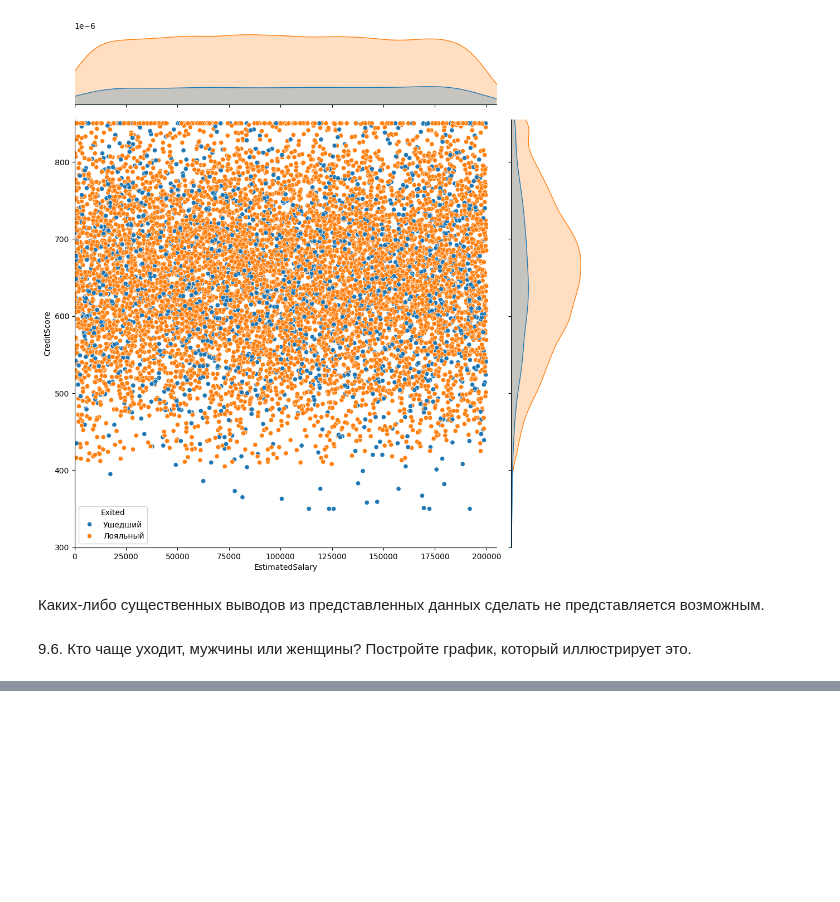
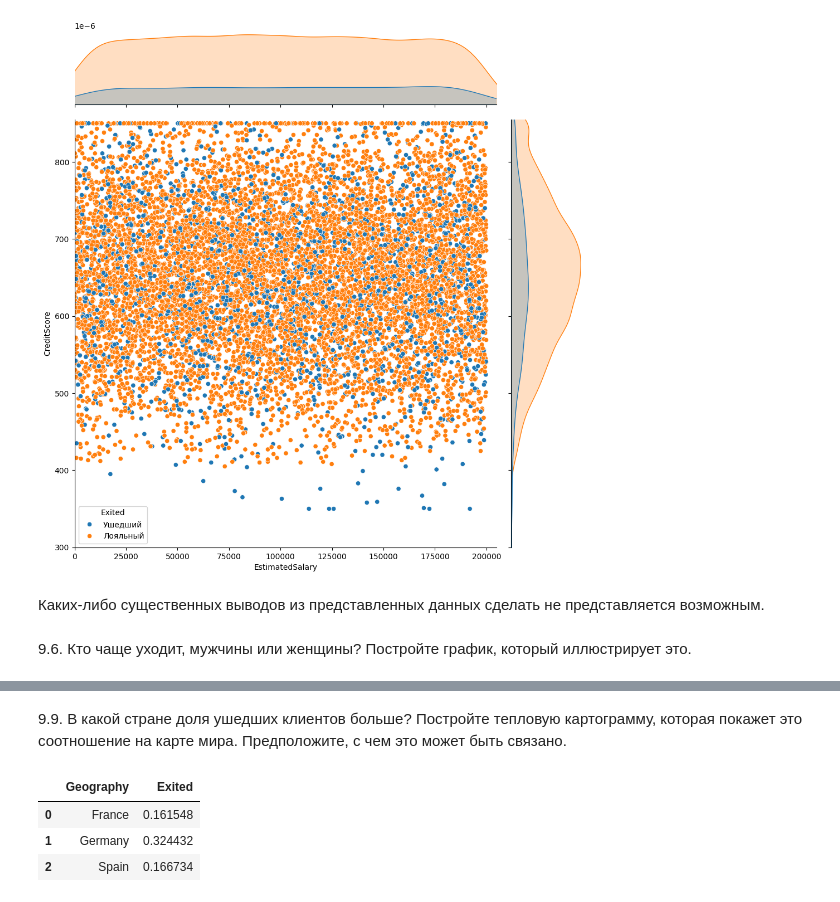
Before and after one commit to Coasting-Now/SF_Pandas, a Jupyter notebook: SF_Pandas/SF_PY_Visualization_Test/vis_test.ipynb, the cells around one changed output, grey strips where cells are left out. Drawn from its saved outputs; the diff is of its cells as text; code cells hidden in the pictures; blank space fills up the shorter version.

```diff
--- a/SF_Pandas/SF_PY_Visualization_Test/vis_test.ipynb
+++ b/SF_Pandas/SF_PY_Visualization_Test/vis_test.ipynb
@@ -183,0 +210,31 @@ fig.show()
+# %% [markdown]
+9.9. В какой стране доля ушедших клиентов больше? Постройте тепловую картограмму, которая покажет это соотношение на карте мира. Предположите, с чем это может быть связано.
+# %%
+churn_data = pd.read_csv('data/churn.csv') #обновляем данные, так как выше данные (0, 1) в столбце Exited были заменены на соответственно строки Лояльные и Ушедшие
+churn_data = churn_data.drop('RowNumber', axis=1)
+
+left_client_bycountry = churn_data.groupby(['Geography'], as_index=False)[['Exited']].mean()
+display(left_client_bycountry)
+
+
+#строим график
+fig = px.choropleth(
+    data_frame=left_client_bycountry, #DataFrame
+    locations="Geography", #столбец с локациями
+    locationmode = "country names", #режим сопоставления локаций с базой Plotly
+    color='Exited', #от чего зависит цвет
+
+    range_color=[0, 0.5], #диапазон цвета
+    title='Доля ушедших клиентов по странам', #заголовок
+    width=800, #ширина
+    height=500, #высота
+    color_continuous_scale='Reds' #палитра цветов
+)
+
+#отображаем график
+fig.show()
+# %% [output]
+|  | Geography | Exited |
+| 0 | France | 0.161548 |
+| 1 | Germany | 0.324432 |
+| 2 | Spain | 0.166734 |
```
Also changed, not shown: parts of 4 cells of this notebook.
